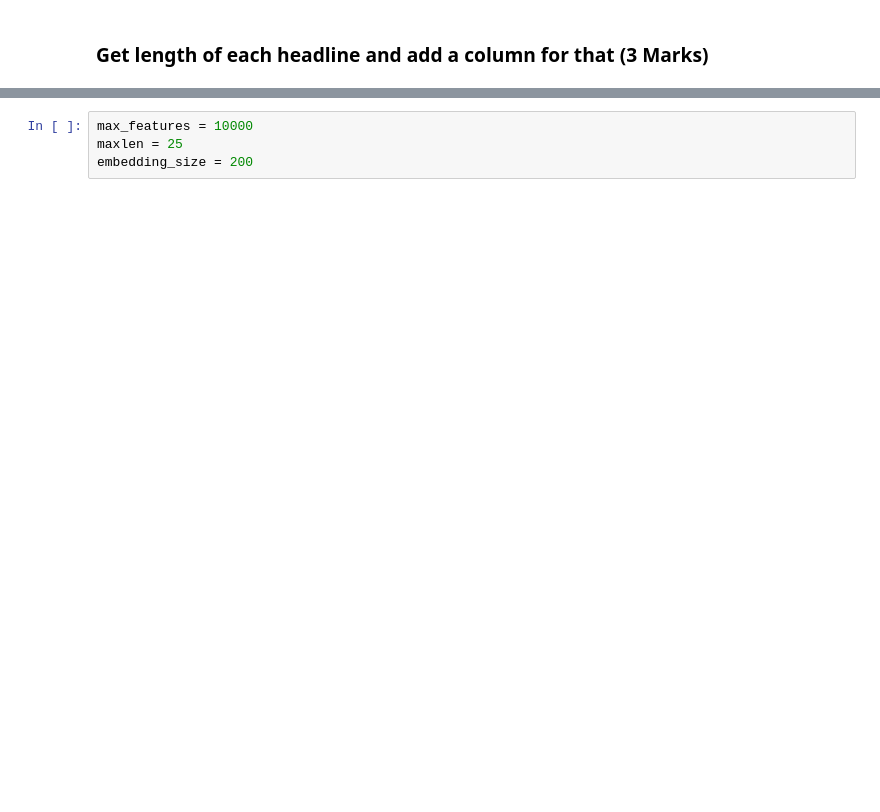
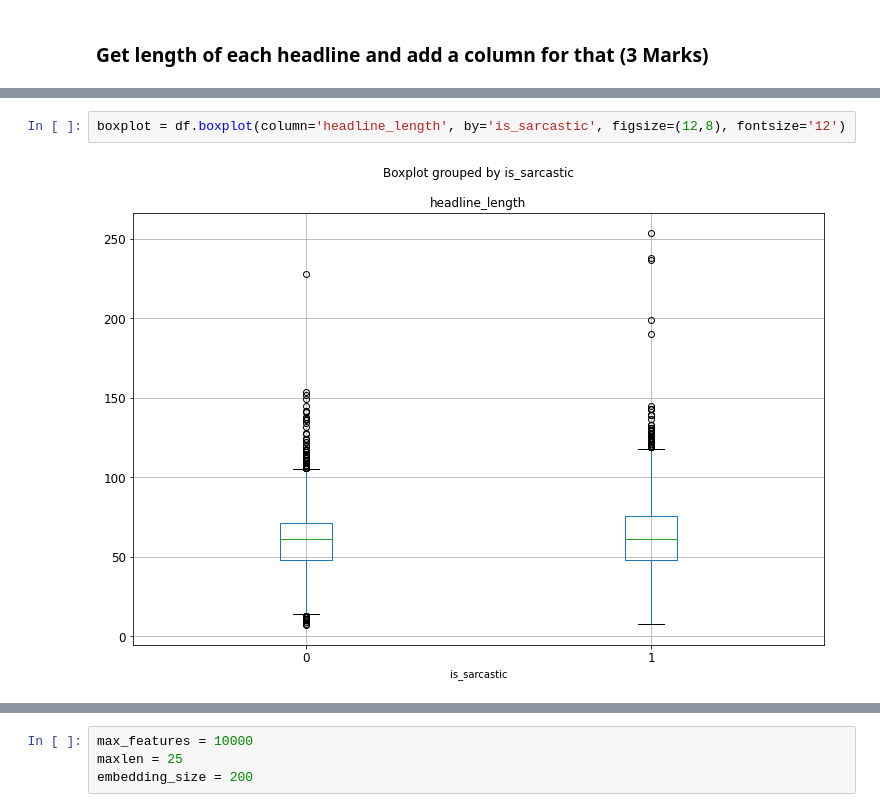
Before and after one commit to ksarkargh/AIMLOnlineDec19A, a Jupyter notebook: NLP/Questions_Project_2_Sequential_Models_in_NLP_Sarcasm_Detection_Kausik.ipynb, the cells around one changed output, grey strips where cells are left out. Saved outputs shown, nothing was run; the diff lists cells and outputs as text; blank space fills up the shorter version.

```diff
--- a/NLP/Questions_Project_2_Sequential_Models_in_NLP_Sarcasm_Detection_Kausik.ipynb
+++ b/NLP/Questions_Project_2_Sequential_Models_in_NLP_Sarcasm_Detection_Kausik.ipynb
@@ -72,0 +148,4 @@ df
+# %%
+boxplot = df.boxplot(column='headline_length', by='is_sarcastic', figsize=(12,8), fontsize='12')
+# %% [output]
+[figure, added]
```
Also changed, not shown: parts of 76 cells of this notebook, 1 other file.
